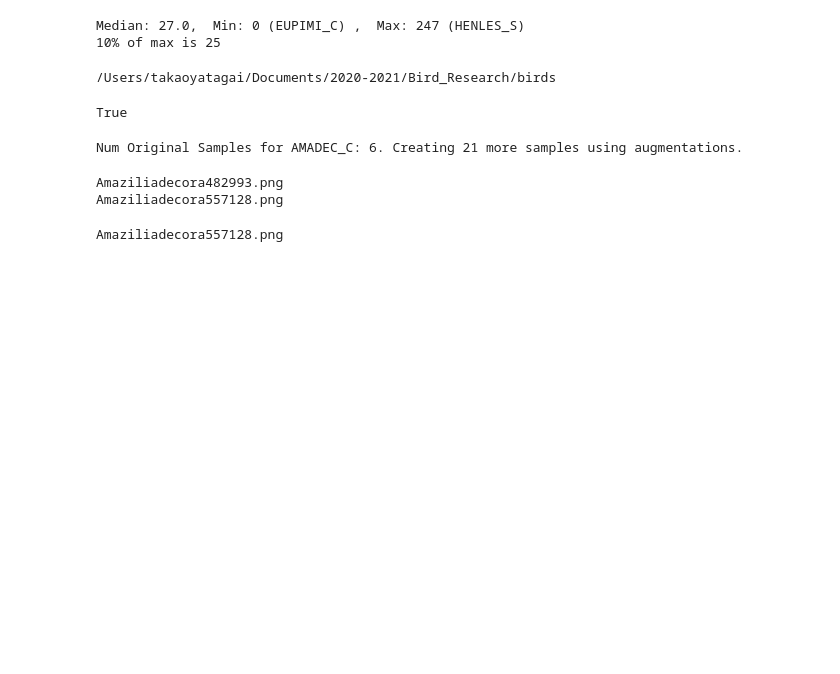
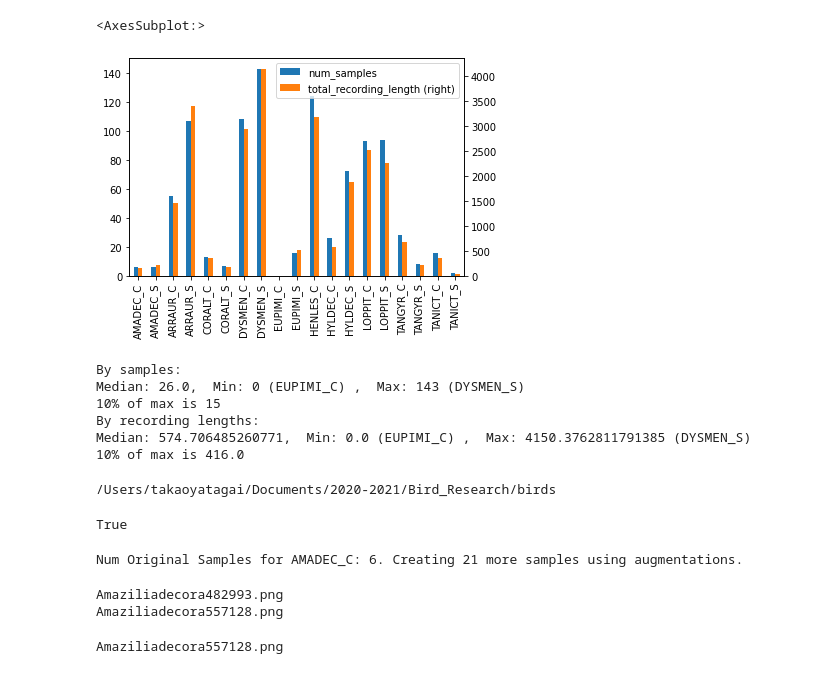
Before and after one commit to paepcke/birds, a Jupyter notebook: Create_Distribution_w_Augmentations.ipynb, the cells around one changed output. Saved outputs shown, nothing was run; the diff lists cells and outputs as text; code cells hidden in the pictures; blank space fills up the shorter version.

```diff
--- a/Create_Distribution_w_Augmentations.ipynb
+++ b/Create_Distribution_w_Augmentations.ipynb
@@ -21,13 +25,20 @@ species_by_rec_len_df.plot.bar(title='By Recording Length')
+# %%
+#Show combined plot
+combined_df = pd.concat([species_by_samples_df, species_by_rec_len_df], axis=1)
+combined_df.plot.bar(secondary_y='total_recording_length')
+# %% [output]
+<AxesSubplot:>
+[figure, added]
 # %%
 def print_median_min_max(df):
-    species_np = df.values.flatten()
-    index_max, index_min = species_df.idxmax().to_numpy()[0], species_df.idxmin().to_numpy()[0]
+    df_np = df.values.flatten()
+    index_max, index_min = df.idxmax().to_numpy()[0], df.idxmin().to_numpy()[0]
 
-    val_max = np.max(species_np)
+    val_max = np.max(df_np)
     max_tenth = val_max//10 +1
-    val_median = np.median(species_np)
+    val_median = np.median(df_np)
 
-    print(f"Median: {val_median},  Min: {np.min(species_np)} ({index_min}) ,  Max: {val_max} ({index_max})")
+    print(f"Median: {val_median},  Min: {np.min(df_np)} ({index_min}) ,  Max: {val_max} ({index_max})")
     print(f"10% of max is {max_tenth}")
 
 # Print the median, min, max by samples and by recording lengths
@@ -37,8 +48,12 @@ print_median_min_max(species_by_samples_df)
 print("By recording lengths:")
 print_median_min_max(species_by_rec_len_df)
 # %% [output]
-Median: 27.0,  Min: 0 (EUPIMI_C) ,  Max: 247 (HENLES_S)
-10% of max is 25
+By samples:
+Median: 26.0,  Min: 0 (EUPIMI_C) ,  Max: 143 (DYSMEN_S)
+10% of max is 15
+By recording lengths:
+Median: 574.706485260771,  Min: 0.0 (EUPIMI_C) ,  Max: 4150.3762811791385 (DYSMEN_S)
+10% of max is 416.0
 # %%
 TO_MEDIAN = True  # True is to make all samples have the median number of samples.
                   # False is to make all classes have at least 10% of max samples.
```
Also changed, not shown: parts of 1 cell of this notebook.
